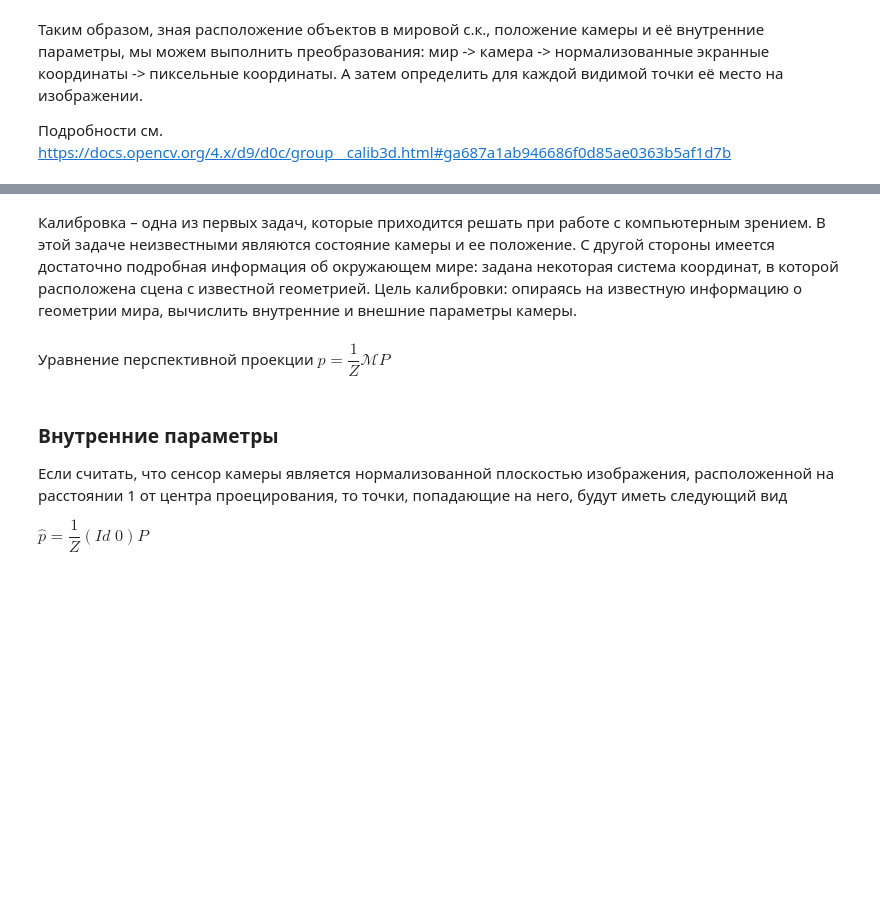
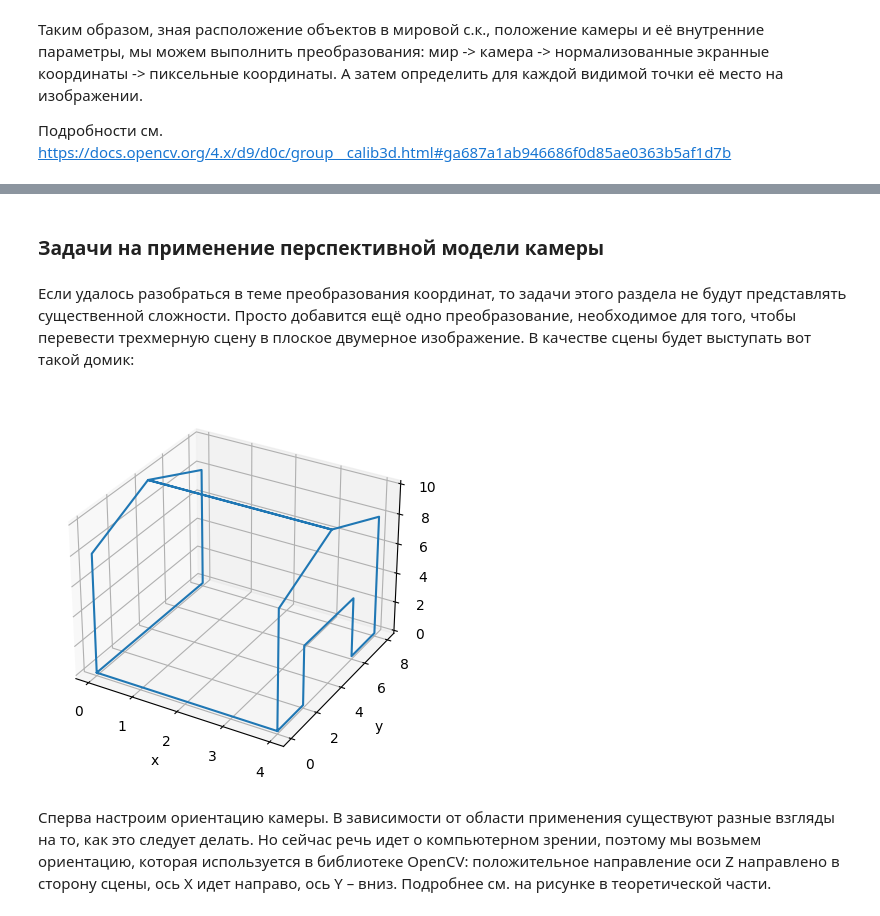
Before and after one commit to lazymanul/CV-math-vs-practice, a Jupyter notebook: cv_notes/2_camera_model.ipynb, the cells around one changed output, grey strips where cells are left out. Cells and saved outputs as stored; diff of their text form; code cells hidden in the pictures; blank space fills up the shorter version.

```diff
--- a/cv_notes/2_camera_model.ipynb
+++ b/cv_notes/2_camera_model.ipynb
@@ -101,2 +97,2 @@ $K \begin{bmatrix}
-# %% [markdown]
-Калибровка &ndash; одна из первых задач, которые приходится решать при работе с компьютерным зрением. В этой задаче неизвестными являются состояние камеры и ее положение. С другой стороны имеется достаточно подробная информация об окружающем мире: задана некоторая система координат, в которой расположена сцена с известной геометрией. Цель калибровки: опираясь на известную информацию о геометрии мира, вычислить внутренние и внешние параметры камеры.
+# %% [markdown]
+### Задачи на применение перспективной модели камеры
@@ -102,0 +113,15 @@ $K \begin{bmatrix}
+# %% [markdown]
+Если удалось разобраться в теме преобразования координат, то задачи этого раздела не будут представлять существенной сложности. Просто добавится ещё одно преобразование, необходимое для того, чтобы перевести трехмерную сцену в плоское двумерное изображение. В качестве сцены будет выступать вот такой домик:
+# %%
+fig = plt.figure()
+ax = fig.add_subplot(111, projection='3d')
+x, y, z = models.house.T
+ax.plot(x, y, z)
+ax.set_xlabel('x')
+ax.set_ylabel('y')
+ax.set_zlabel('z')
+plt.show()
+# %% [output]
+[figure, added]
+# %% [markdown]
+Сперва настроим ориентацию камеры. В зависимости от области применения существуют разные взгляды на то, как это следует делать. Но сейчас речь идет о компьютерном зрении, поэтому мы возьмем ориентацию, которая используется в библиотеке OpenCV: положительное направление оси Z направлено в сторону сцены, ось X идет направо, ось Y &ndash; вниз. Подробнее см. на рисунке в теоретической части.
@@ -105,11 +133,2 @@ $K \begin{bmatrix}
 # Задача на определение внутренних параметров
 #
-# %% [markdown]
-Уравнение перспективной проекции
-$p = \dfrac{1}{Z}\mathcal{M} P$
-# %% [markdown]
-### Внутренние параметры
-
-Если считать, что сенсор камеры является нормализованной плоскостью изображения, расположенной на расстоянии 1 от центра проецирования, то точки, попадающие на него, будут иметь следующий вид
-
-$\hat{p} = \dfrac{1}{Z} (Id \; 0) P$
```
Also changed, not shown: parts of 9 cells of this notebook, 5 other files.
